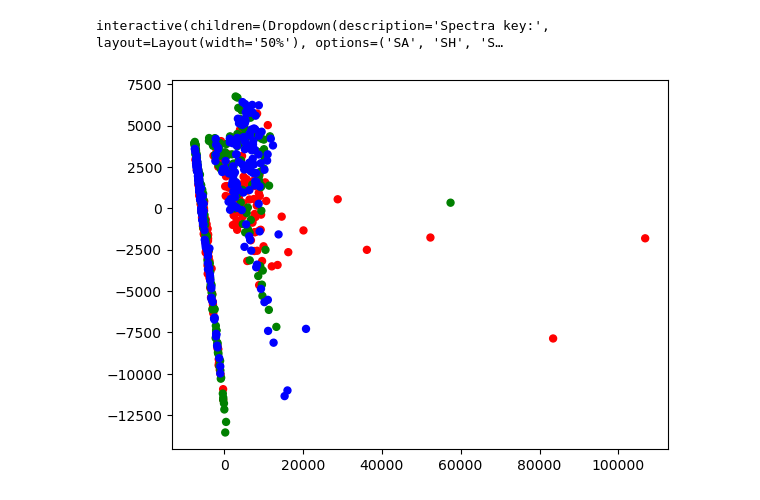
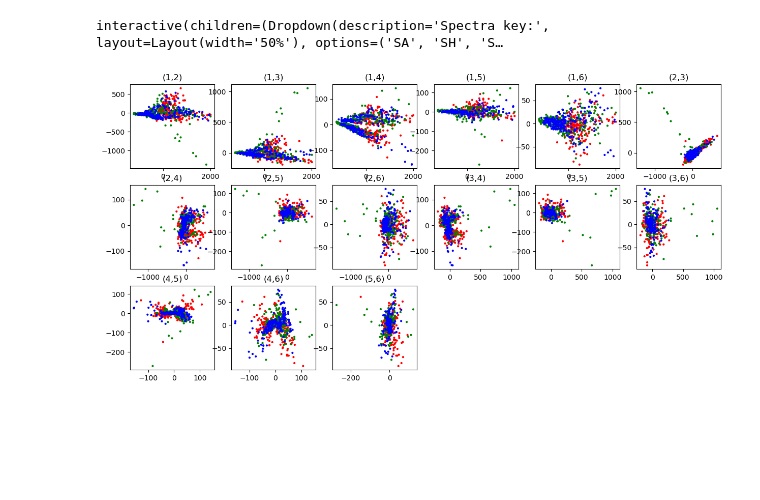
Before and after one commit to intellimath/irsa, a Jupyter notebook: examples/load_spectra_9_origin.ipynb, the cells around one changed output. Cells and saved outputs as stored; diff of their text form; code cells hidden in the pictures; blank space fills up the shorter version.

```diff
--- a/examples/load_spectra_9_origin.ipynb
+++ b/examples/load_spectra_9_origin.ipynb
@@ -100,13 +114,20 @@ interactive(children=(Dropdown(description='Spectra key:', layout=Layout(width='
 # %%
 dd2.plot_pca_eigenvals(10)
 # %%
+plt.figure(figsize=(15,15))
 Ys = tuple(dd2.spectra[key].y for key in dd2.keys())
 Ns = tuple(len(y) for y in Ys)
 yy = np.concatenate(Ys, axis=0)
-c, As, Ls = pca.find_loc_and_pc(yy, 2)
+c, As, Ls = pca.find_loc_and_pc(yy, 6)
 U = (yy - c) @ As.T
 Cs = sum((n*[c] for n,c in zip(Ns,["r","g","b"])), start=[])
-plt.scatter(U[:,0], U[:,1], c=Cs, s=25)
+m = 1
+for i in range(5):
+    for j in range(i+1,6):
+        plt.subplot(6,6,m)
+        plt.scatter(U[:,i], U[:,j], c=Cs, s=4)
+        plt.title(f"({i+1},{j+1})")
+        m += 1
 plt.show()
 # %% [output]
-[figure, old version]
+[figure, new version]
```
Also changed, not shown: parts of 24 cells of this notebook, 5 other files.
